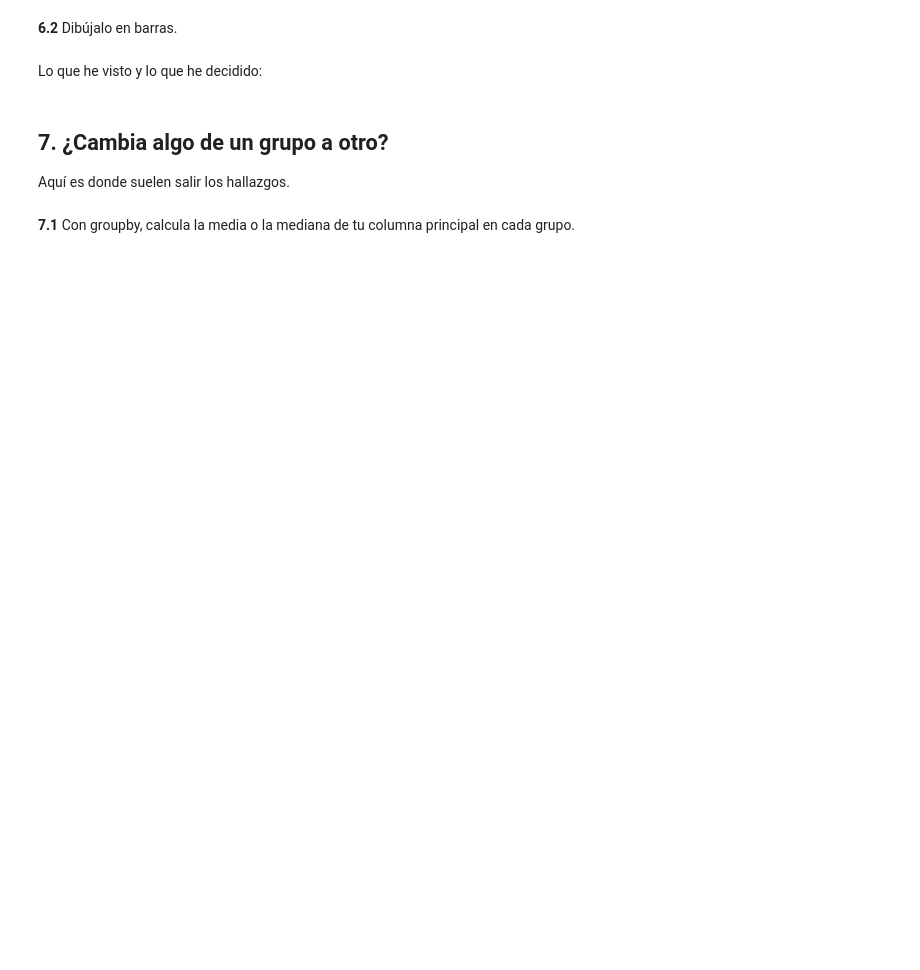
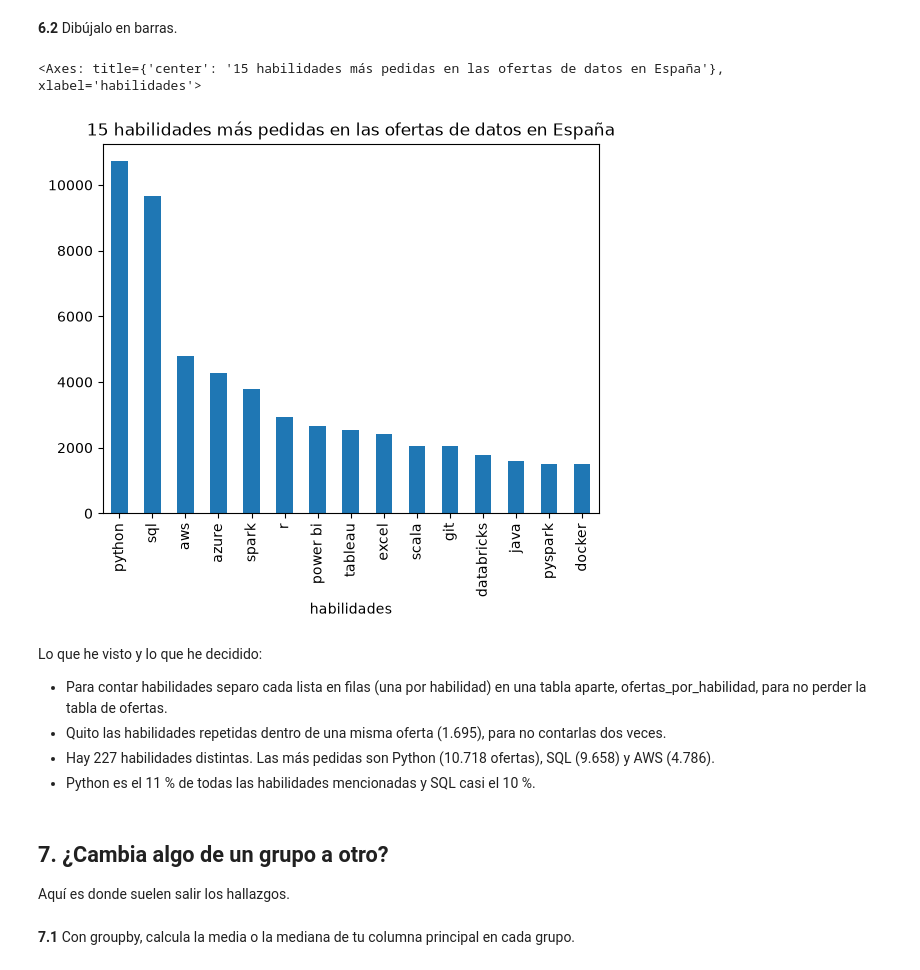
Before and after one commit to dledesmalorenzo/ofertas-analista-datos, a Jupyter notebook: eda.ipynb, the cells around one changed output. Drawn from its saved outputs; the diff is of its cells as text; code cells hidden in the pictures; blank space fills up the shorter version.

Commit message:
EDA terminado y datos limpios

```diff
--- a/eda.ipynb
+++ b/eda.ipynb
@@ -370,0 +454,4 @@ Busca los valores extremos y decide si son errores o casos reales.
+# %%
+# 5.4 Cambio las empresas que son ciudades por "Sin especificar"
+ofertas["empresa"] = ofertas["empresa"].replace({"Madrid, Spain": "Sin especificar", "Barcelona, Spain": "Sin especificar", "Madrid": "Sin especificar", "Marbella": "Sin especificar", "Spain": "Sin especificar", "Remote": "Sin especificar"})
+(ofertas["empresa"] == "Sin especificar").sum()
@@ -376,3 +473,8 @@ Lo que he visto y lo que he decidido:
 Cuántas filas hay de cada tipo.
 # %% [markdown]
 **6.1** Haz el value_counts de la columna de texto más importante, en número y en porcentaje.
+# %%
+# 6.1 Separo cada lista de habilidades en filas (una por habilidad) en una tabla aparte,
+# para no perder la tabla de ofertas (explode me lo recomendó el profesor)
+ofertas_por_habilidad = ofertas.explode("habilidades")
+ofertas_por_habilidad.shape
@@ -378,0 +483,4 @@ Cuántas filas hay de cada tipo.
+# %%
+# 6.1 Quito las habilidades repetidas dentro de una misma oferta (como "sas, sas") para no contarlas dos veces
+ofertas_por_habilidad = ofertas_por_habilidad.drop_duplicates()
+ofertas_por_habilidad.shape
@@ -379,7 +531,18 @@ Cuántas filas hay de cada tipo.
 # %% [markdown]
 **6.2** Dibújalo en barras.
+# %%
+# 6.2 Gráfico de barras de las 15 habilidades más pedidas
+ofertas_por_habilidad["habilidades"].value_counts().head(15).plot(kind="bar", title="15 habilidades más pedidas en las ofertas de datos en España")
+# %% [output]
+<Axes: title={'center': '15 habilidades más pedidas en las ofertas de datos en España'}, xlabel='habilidades'>
+[figure, added]
 # %% [markdown]
 Lo que he visto y lo que he decidido:
+
+- Para contar habilidades separo cada lista en filas (una por habilidad) en una tabla aparte, ofertas_por_habilidad, para no perder la tabla de ofertas.
+- Quito las habilidades repetidas dentro de una misma oferta (1.695), para no contarlas dos veces.
+- Hay 227 habilidades distintas. Las más pedidas son Python (10.718 ofertas), SQL (9.658) y AWS (4.786).
+- Python es el 11 % de todas las habilidades mencionadas y SQL casi el 10 %.
 # %% [markdown]
 ## 7. ¿Cambia algo de un grupo a otro?
 
```
Also changed, not shown: parts of 35 cells of this notebook, 1 other file.
